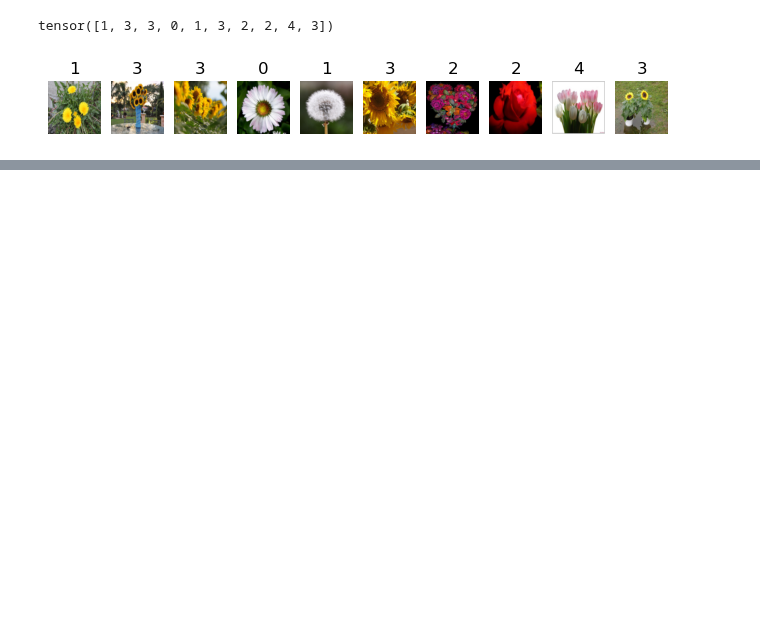
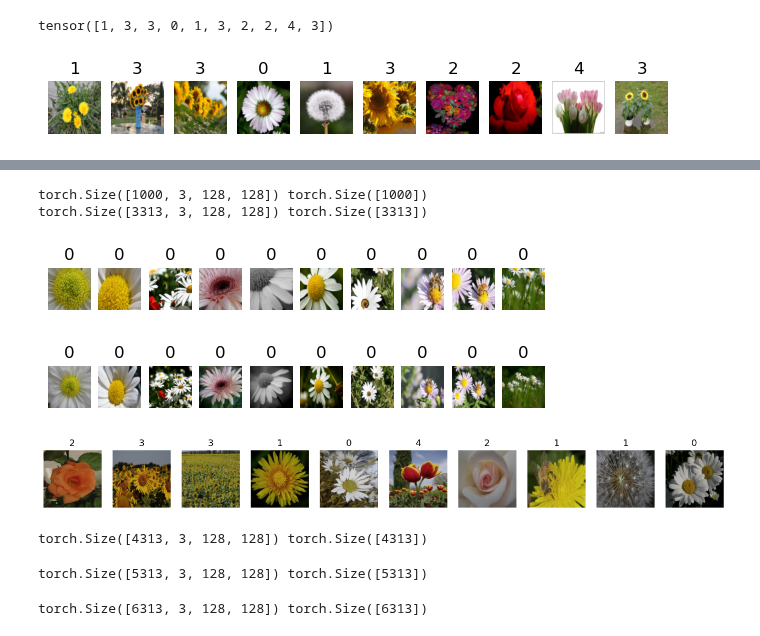
Before and after one commit to sifter0926/aiwork, a Jupyter notebook: ch08/flower_cnn.ipynb, the cells around one changed output, grey strips where cells are left out. Cells and saved outputs as stored; diff of their text form; code cells hidden in the pictures; blank space fills up the shorter version.

```diff
--- a/ch08/flower_cnn.ipynb
+++ b/ch08/flower_cnn.ipynb
@@ -90,18 +96,45 @@ Image_transform=transforms.Compose([
 transforms_datasets=ImageFolder(root='flower_photos/',
                                 transform=Image_transform)
 transforms_loader=DataLoader(transforms_datasets,
-                             batch_size=100,
-                             shuffle=False,
+                             batch_size=1000,
+                             shuffle=True,
                              num_workers=1)
 # %%
 transforms_images, transforms_labels=next(iter(transforms_loader))
+# %%
+print(transforms_images.size(), transforms_labels.size())
+X2=torch.cat([X1, transforms_images], dim=0)
+Y2=torch.cat([Y1, transforms_labels],dim=0)
+print(X2.size(), Y2.size())
+# %% [output]
+torch.Size([1000, 3, 128, 128]) torch.Size([1000])
+torch.Size([3313, 3, 128, 128]) torch.Size([3313])
 # %%
 none_datasets=ImageFolder(root='flower_photos/',
                                 transform=transforms.Compose([
                                   transforms.Resize((IMAGE_SIZE, IMAGE_SIZE)),
                                   transforms.ToTensor()
                                   ]))
-none_loader=DataLoader(transforms_datasets,
+none_loader=DataLoader(none_datasets,
                              batch_size=100,
                              shuffle=False,
                              num_workers=1)
+# %%
+none_images, none_labels=next(iter(none_loader))
+# %%
+for i in range(10):
+    plt.subplot(1, 10, i+1)
+    plt.title(transforms_labels[i].item())
+    plt.imshow(transforms_images[i].permute(1,2,0))
+    plt.axis('off')
+plt.show()
+
+for i in range(10):
+    plt.subplot(1, 10, i+1)
+    plt.title(none_labels[i].item())
+    plt.imshow(none_images[i].permute(1,2,0))
+    plt.axis('off')
+plt.show()
+# %% [output]
+[figure, added]
+[figure, added]
@@ -107,0 +163,44 @@ none_loader=DataLoader(transforms_datasets,
+# %%
+plt.figure(figsize=(16,4))
+for i in range(10):
+    plt.subplot(1, 10, i+1)
+    plt.title(color_tf_labels[i].item())
+    plt.imshow(color_tf_images[i].permute(1,2,0))
+    plt.axis('off')
+plt.show()
+# %% [output]
+[figure, added]
+# %%
+X3=torch.cat([X2, color_tf_images], dim=0)
+Y3=torch.cat([Y2, color_tf_labels], dim=0)
+print(X3.size(), Y3.size())
+# %% [output]
+torch.Size([4313, 3, 128, 128]) torch.Size([4313])
+# %%
+image_transform = transforms.Compose([
+    transforms.Resize((IMAGE_SIZE, IMAGE_SIZE)),
+    # RandomHorizontalFlip 적용
+    transforms.RandomHorizontalFlip(p=0.8),  # 수평 뒤집기
+    transforms.ToTensor()
+])
+flip_tf_images, flip_tf_labels=create_loader(image_transform)
+X4=torch.cat([X3, flip_tf_images], dim=0)
+Y4=torch.cat([Y3, flip_tf_labels],dim=0)
+print(X4.size(), Y4.size())
+# %% [output]
+torch.Size([5313, 3, 128, 128]) torch.Size([5313])
+# %%
+image_transform = transforms.Compose([
+    transforms.Resize((IMAGE_SIZE, IMAGE_SIZE)),
+    # RandomRotation 적용
+    transforms.RandomRotation(degrees=(-15, 15),
+        interpolation=transforms.InterpolationMode.BILINEAR, fill=0),
+    transforms.ToTensor()
+])
+
+rot_tf_images, rot_tf_labels=create_loader(image_transform)
+X5=torch.cat([X4, rot_tf_images], dim=0)
+Y5=torch.cat([Y4, rot_tf_labels], dim=0)
+print(X5.size(), Y5.size())
+# %% [output]
+torch.Size([6313, 3, 128, 128]) torch.Size([6313])
```
Also changed, not shown: parts of 6 cells of this notebook.
